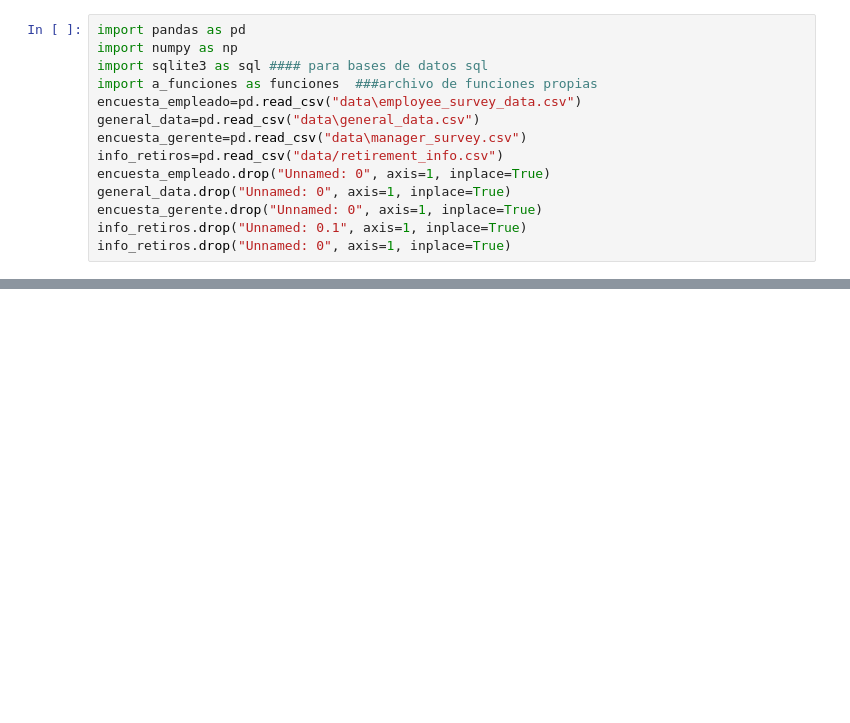
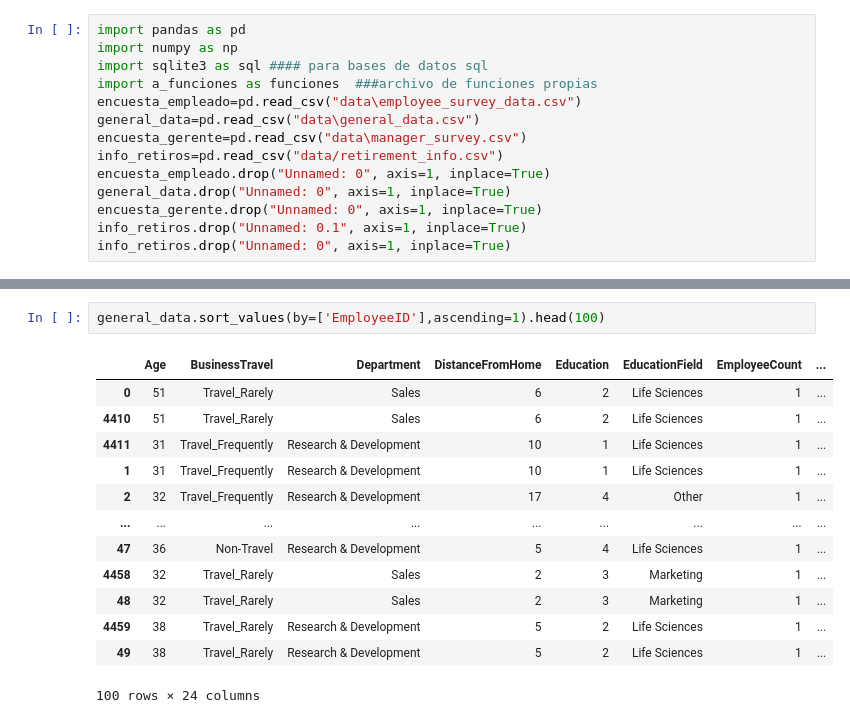
Before and after one commit to Juanisazalu/ANALITICA-3, a Jupyter notebook: b_preprocesamiento.ipynb, the cells around one changed output, grey strips where cells are left out. Cells and saved outputs as stored; diff of their text form; blank space fills up the shorter version.

```diff
--- a/b_preprocesamiento.ipynb
+++ b/b_preprocesamiento.ipynb
@@ -24,0 +33,16 @@ info_retiros.drop("Unnamed: 0", axis=1, inplace=True)
+# %%
+general_data.sort_values(by=['EmployeeID'],ascending=1).head(100)
+# %% [output]
+|  | Age | BusinessTravel | Department | DistanceFromHome | Education | EducationField | EmployeeCount | ... |
+| 0 | 51 | Travel_Rarely | Sales | 6 | 2 | Life Sciences | 1 | ... |
+| 4410 | 51 | Travel_Rarely | Sales | 6 | 2 | Life Sciences | 1 | ... |
+| 4411 | 31 | Travel_Frequently | Research & Development | 10 | 1 | Life Sciences | 1 | ... |
+| 1 | 31 | Travel_Frequently | Research & Development | 10 | 1 | Life Sciences | 1 | ... |
+| 2 | 32 | Travel_Frequently | Research & Development | 17 | 4 | Other | 1 | ... |
+| ... | ... | ... | ... | ... | ... | ... | ... | ... |
+| 47 | 36 | Non-Travel | Research & Development | 5 | 4 | Life Sciences | 1 | ... |
+| 4458 | 32 | Travel_Rarely | Sales | 2 | 3 | Marketing | 1 | ... |
+| 48 | 32 | Travel_Rarely | Sales | 2 | 3 | Marketing | 1 | ... |
+| 4459 | 38 | Travel_Rarely | Research & Development | 5 | 2 | Life Sciences | 1 | ... |
+| 49 | 38 | Travel_Rarely | Research & Development | 5 | 2 | Life Sciences | 1 | ... |
+100 rows × 24 columns
```
Also changed, not shown: parts of 8 cells of this notebook.
